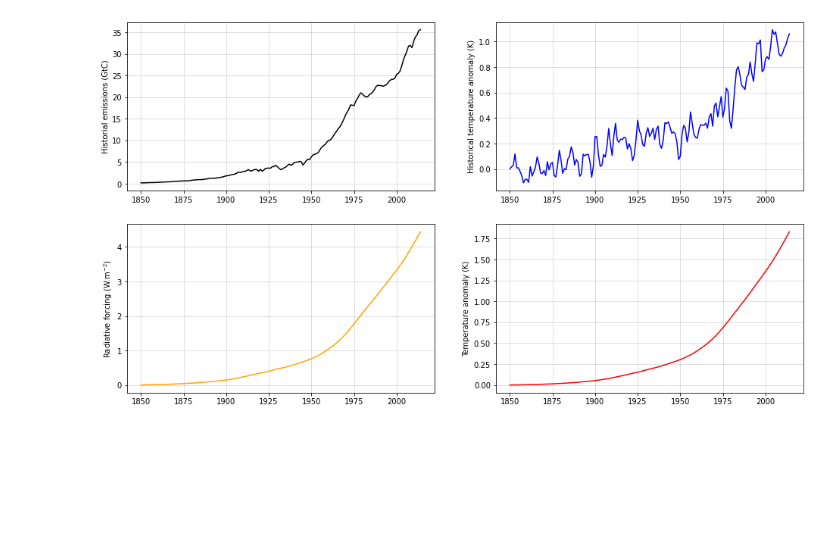
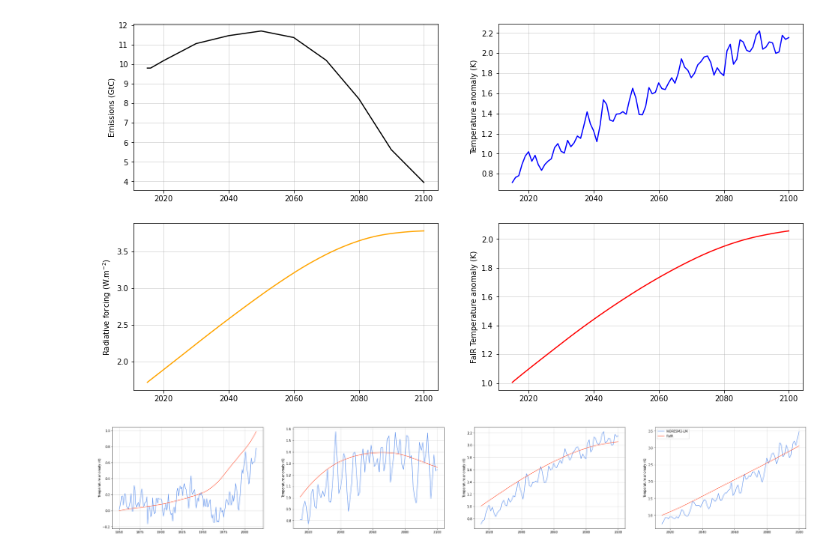
Before and after one commit to shahineb/FaIRGP, a Jupyter notebook: notebooks/150422-regular-gp-regression-CO2-CH4-SO2-BC.ipynb, the cells around one changed output. Saved outputs shown, nothing was run; the diff lists cells and outputs as text; code cells hidden in the pictures; blank space fills up the shorter version.

```diff
--- a/notebooks/150422-regular-gp-regression-CO2-CH4-SO2-BC.ipynb
+++ b/notebooks/150422-regular-gp-regression-CO2-CH4-SO2-BC.ipynb
@@ -88,13 +88,0 @@ time_test, cum_emissions_test, emissions_test, tas_test = extract_arrays(inputs_
-# %%
-# Get CO2 gas parameters and thermal boxes parameters
-gas_params_df = get_gas_params(['CO2', 'CH4', 'Sulfur', 'BC'])
-gas_kwargs = {k: np.asarray(list(v.values()))
-              for k, v in gas_params_df.T.to_dict().items()}
-
-thermal_params_df = get_thermal_params()
-d = thermal_params_df.T.d.values
-q = thermal_params_df.T.q.values
-
-base_kwargs = {'d': d,
-               'q': q,
-               **gas_kwargs}
@@ -120,36 +126,38 @@ for i in range(len(emissions_train.CO2)):
-# %%
-# Run for testing set
-timestep = np.append(np.diff(time_test), np.diff(time_test)[-1])
-emissions = np.stack([emissions_test.CO2,
-                      emissions_test.CH4,
-                      emissions_test.SO2,
-                      emissions_test.BC])
-ext_forcing = np.zeros_like(time_test)
-run_kwargs_test = {'inp_ar': emissions.reshape(len(species), -1),
-                   'timestep': timestep,
-                   'ext_forcing': ext_forcing,
-                   **base_kwargs}
-res_test = forward.run(**run_kwargs_test)
 # %%
 fig, ax = plt.subplots(2, 2, figsize=(16, 9))
 
-ax[0, 0].plot(time_train[3], emissions_train.CO2[3].flatten(), color='black')
-ax[0, 0].set_ylabel('Historial emissions (GtC)')
+# hist = 0, ssp126 = 1, ssp285 = 2, ssp370 = 3, ssp585 = 4
+idx = 2
+
+ax[0, 0].plot(times[idx], emissions.CO2[idx].flatten(), color='black')
+ax[0, 0].set_ylabel('Emissions (GtC)')
 ax[0, 0].grid(alpha=0.5)
 
-ax[0, 1].plot(time_train[3], tas_train[3], color='blue')
-ax[0, 1].set_ylabel('Historical temperature anomaly (K)')
+ax[0, 1].plot(times[idx], temperatures[idx], color='blue')
+ax[0, 1].set_ylabel('Temperature anomaly (K)')
 ax[0, 1].grid(alpha=0.5)
 
-ax[1, 0].plot(time_train[3], F_train[3][0], color='orange')
+ax[1, 0].plot(times[idx], Fs[idx][0], color='orange')
 ax[1, 0].set_ylabel('Radiative forcing (W.m$^{-2}$)')
 ax[1, 0].grid(alpha=0.5)
 
-ax[1, 1].plot(time_train[3], tas_fair_train[3], color='red')
-ax[1, 1].set_ylabel('Temperature anomaly (K)')
+ax[1, 1].plot(times[idx], tas_fair[idx], color='red')
+ax[1, 1].set_ylabel('FaIR Temperature anomaly (K)')
 ax[1, 1].grid(alpha=0.5)
 plt.show()
 # %% [output]
-[figure, old version]
+[figure, new version]
+# %%
+fig, ax = plt.subplots(1, 4, figsize=(40, 6))
+
+for i in range(len(emissions)):
+    ax[i].plot(times[i], temperatures[i], color='cornflowerblue', label='NORESM2-LM')
+    ax[i].set_ylabel('Temperature anomaly (K)')
+    ax[i].plot(times[i], tas_fair[i].flatten(), color='tomato', label='FaIR')
+    ax[i].grid(alpha=0.5)
+plt.legend()
+plt.show()
+# %% [output]
+[figure, added]
 # %%
 # Prepare tensors
```
Also changed, not shown: parts of 12 cells of this notebook, 13 other files.
